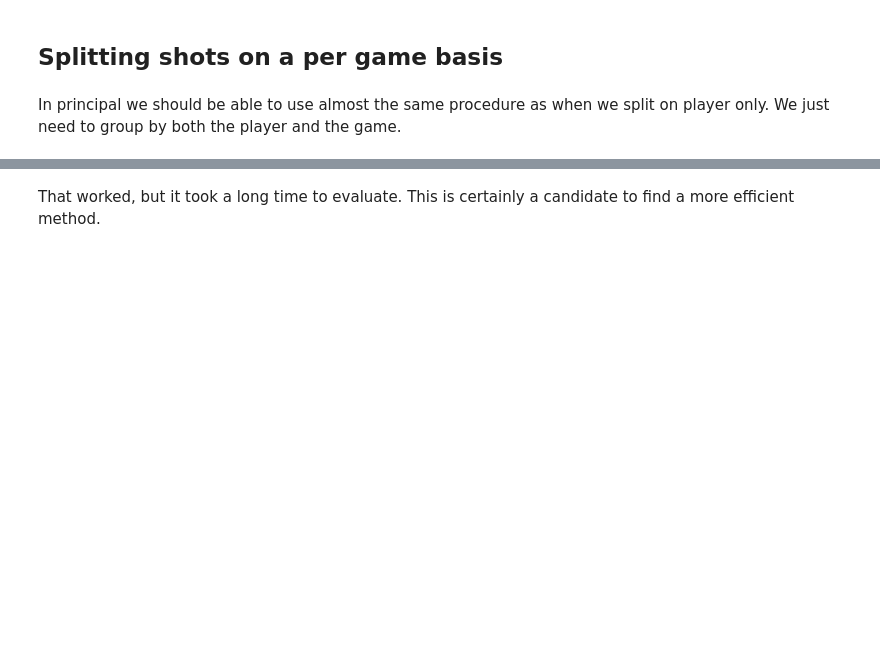
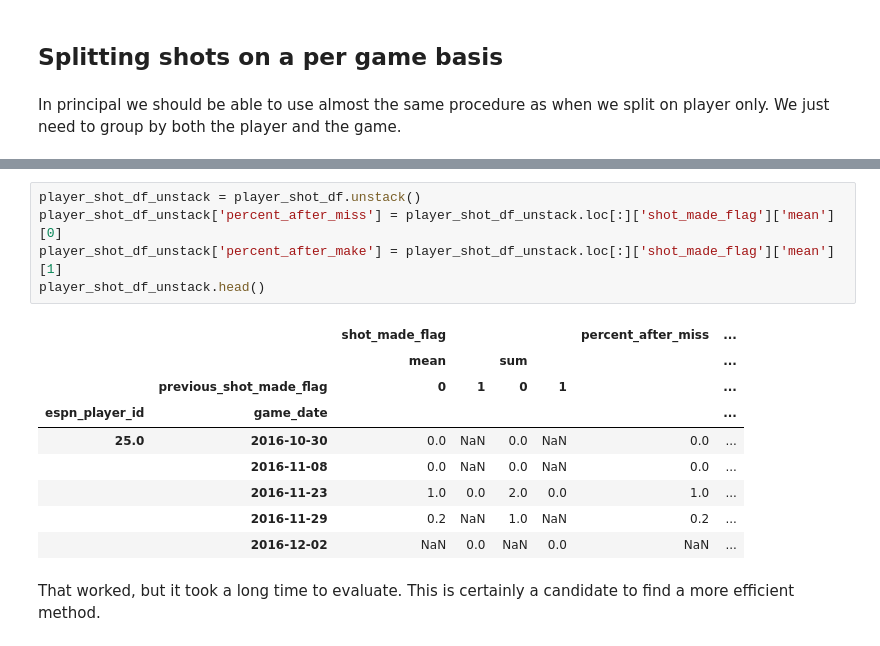
Before and after one commit to pbyrnes/hotHand, a Jupyter notebook: notebooks/hotHandEffect.ipynb, the cells around one changed output, grey strips where cells are left out. Cells and saved outputs as stored; diff of their text form; blank space fills up the shorter version.

```diff
--- a/notebooks/hotHandEffect.ipynb
+++ b/notebooks/hotHandEffect.ipynb
@@ -191,3 +213,18 @@ player_shot_df.head()
+# %%
+player_shot_df_unstack = player_shot_df.unstack()
+player_shot_df_unstack['percent_after_miss'] = player_shot_df_unstack.loc[:]['shot_made_flag']['mean'][0]
+player_shot_df_unstack['percent_after_make'] = player_shot_df_unstack.loc[:]['shot_made_flag']['mean'][1]
+player_shot_df_unstack.head()
+# %% [output]
+|  |  | shot_made_flag |  |  |  | percent_after_miss | ... |
+|  |  | mean |  | sum |  |  | ... |
+|  | previous_shot_made_flag | 0 | 1 | 0 | 1 |  | ... |
+| espn_player_id | game_date |  |  |  |  |  | ... |
+| 25.0 | 2016-10-30 | 0.0 | NaN | 0.0 | NaN | 0.0 | ... |
+|  | 2016-11-08 | 0.0 | NaN | 0.0 | NaN | 0.0 | ... |
+|  | 2016-11-23 | 1.0 | 0.0 | 2.0 | 0.0 | 1.0 | ... |
+|  | 2016-11-29 | 0.2 | NaN | 1.0 | NaN | 0.2 | ... |
+|  | 2016-12-02 | NaN | 0.0 | NaN | 0.0 | NaN | ... |
 # %% [markdown]
 That worked, but it took a long time to evaluate.  This is certainly a candidate to find a more efficient method.
 # %% [markdown]
```
Also changed, not shown: parts of 6 cells of this notebook.
